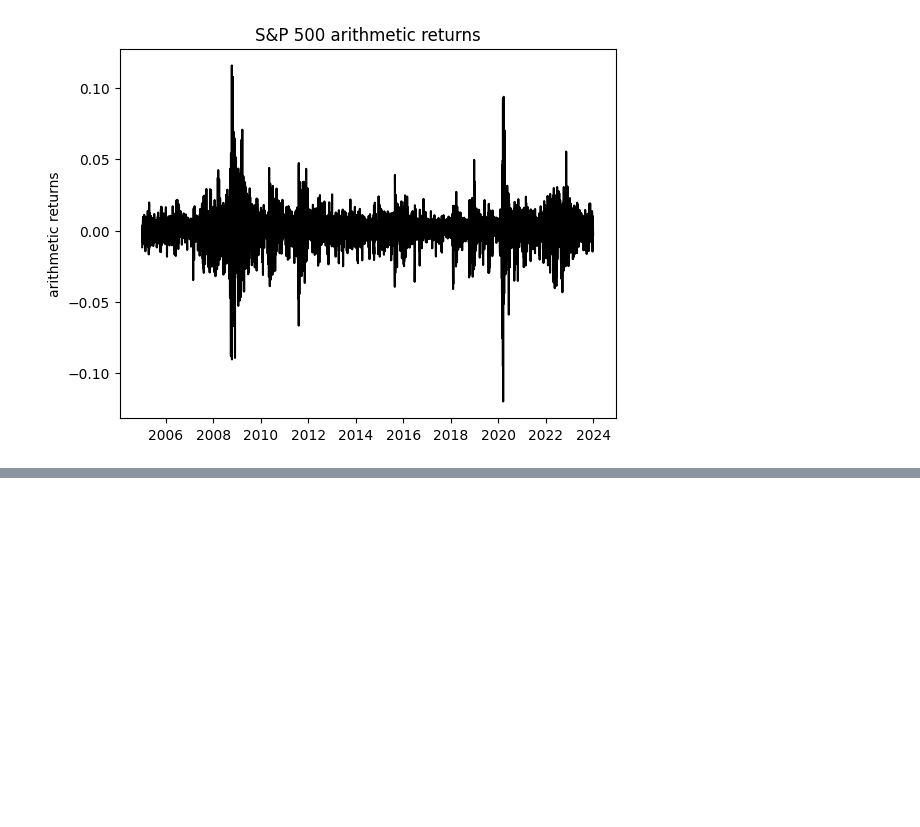
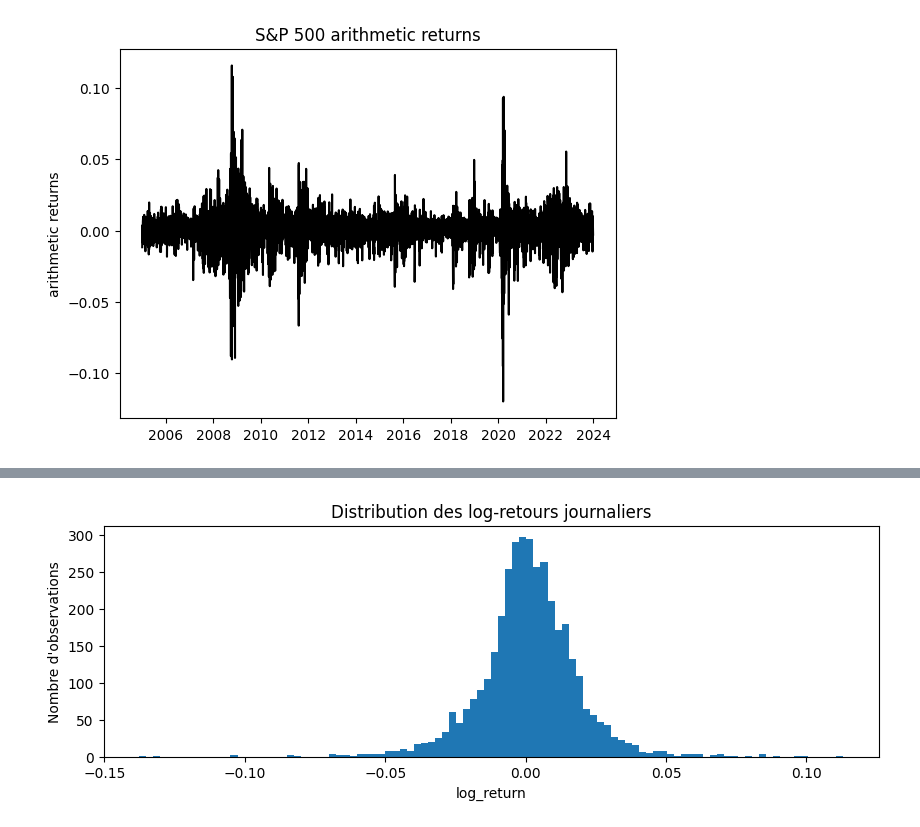
Before and after one commit to dianemans/time-series-pred, a Jupyter notebook: nb_draft_diane.ipynb, the cells around one changed output, grey strips where cells are left out. Saved outputs shown, nothing was run; the diff lists cells and outputs as text; code cells hidden in the pictures; blank space fills up the shorter version.

```diff
--- a/nb_draft_diane.ipynb
+++ b/nb_draft_diane.ipynb
@@ -94,0 +179,9 @@ Prévision AR(1-step) : -0.0007040844502116006
+# %%
+df_aapl["log_return"].hist(bins=100, figsize=(10, 3))
+plt.title("Distribution des log-retours journaliers")
+plt.xlabel("log_return")
+plt.ylabel("Nombre d'observations")
+plt.grid(False)
+plt.show()
+# %% [output]
+[figure, added]
```
Also changed, not shown: parts of 20 cells of this notebook.
